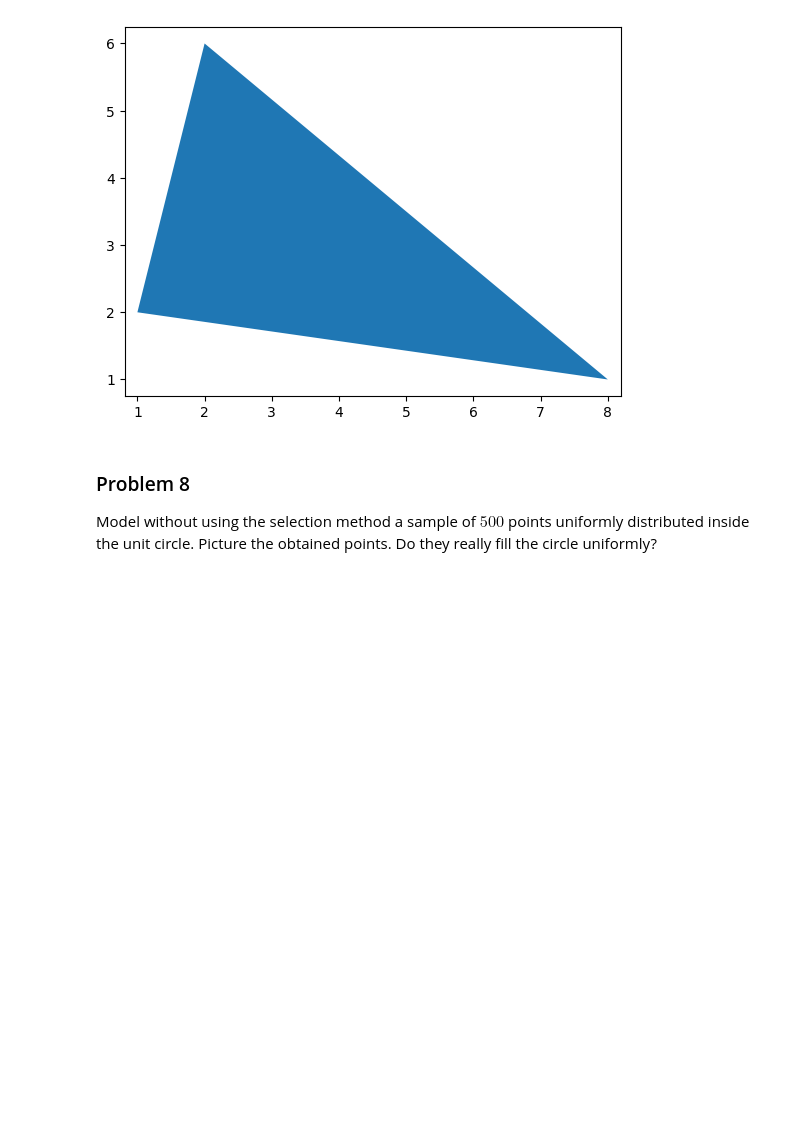
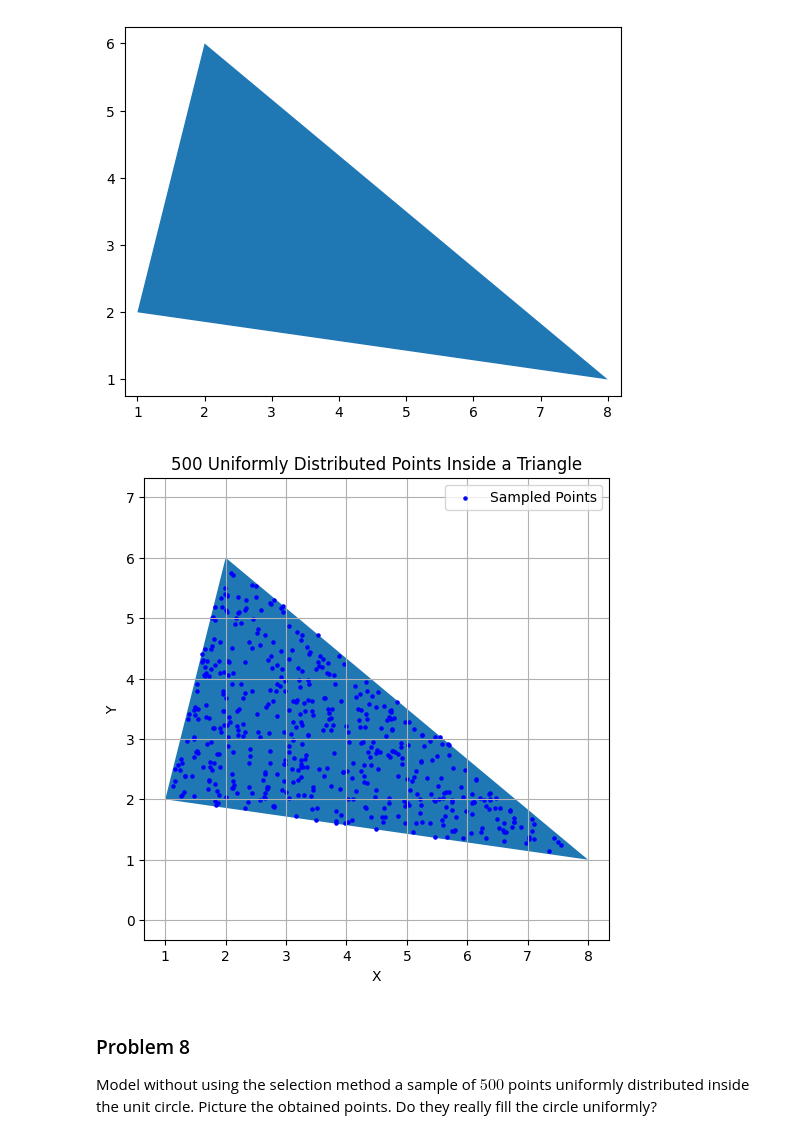
Before and after one commit to Plashka320/Stat_prack_HW_VyuzhaninPD_2025, a Jupyter notebook: 3_random.ipynb, the cells around one changed output. Saved outputs shown, nothing was run; the diff lists cells and outputs as text; code cells hidden in the pictures; blank space fills up the shorter version.

```diff
--- a/3_random.ipynb
+++ b/3_random.ipynb
@@ -334,3 +495,54 @@ plt.show()
+# %%
+import numpy as np
+import matplotlib.pyplot as plt
+from matplotlib.patches import Polygon
+from matplotlib.collections import PatchCollection
+
+vertices = np.array([[1, 2], [2, 6], [8, 1]])
+
+def cross_product_sign(p1, p2, p3):
+    return (p2[0] - p1[0]) * (p3[1] - p1[1]) - (p2[1] - p1[1]) * (p3[0] - p1[0])
+
+def is_point_in_triangle(p, vertices):
+    sign1 = cross_product_sign(vertices[0], vertices[1], p)
+    sign2 = cross_product_sign(vertices[1], vertices[2], p)
+    sign3 = cross_product_sign(vertices[2], vertices[0], p)
+
+    has_neg = (sign1 < 0) or (sign2 < 0) or (sign3 < 0)
+    has_pos = (sign1 > 0) or (sign2 > 0) or (sign3 > 0)
+    return not (has_neg and has_pos)
+
+def generate_points_inside_triangle(num_points, vertices):
+    points = []
+    while len(points) < num_points:
+        x = np.random.uniform(min(vertices[:, 0]), max(vertices[:, 0]))
+        y = np.random.uniform(min(vertices[:, 1]), max(vertices[:, 1]))
+        point = np.array([x, y])
+
+        if is_point_in_triangle(point, vertices):
+            points.append(point)
+
+    return np.array(points)
+
+num_points = 500
+points = generate_points_inside_triangle(num_points, vertices)
+
+fig = plt.figure(figsize=(6, 6))
+
+polygon = Polygon(vertices, closed=True, edgecolor='black', facecolor='gray', alpha=0.3)
+plt.gca().add_collection(PatchCollection([polygon]))
+
+plt.scatter(points[:, 0], points[:, 1], color='blue', s=5, label='Sampled Points')
+
+plt.xlabel('X')
+plt.ylabel('Y')
+plt.title('500 Uniformly Distributed Points Inside a Triangle')
+plt.legend()
+plt.axis('equal')
+plt.grid(True)
+plt.show()
+# %% [output]
+[figure, added]
 # %% [markdown]
 ### Problem 8
 Model without using the selection method a sample of $500$ points uniformly distributed inside the unit circle. Picture the obtained points. Do they really fill the circle uniformly?
```
Also changed, not shown: parts of 17 cells of this notebook.
